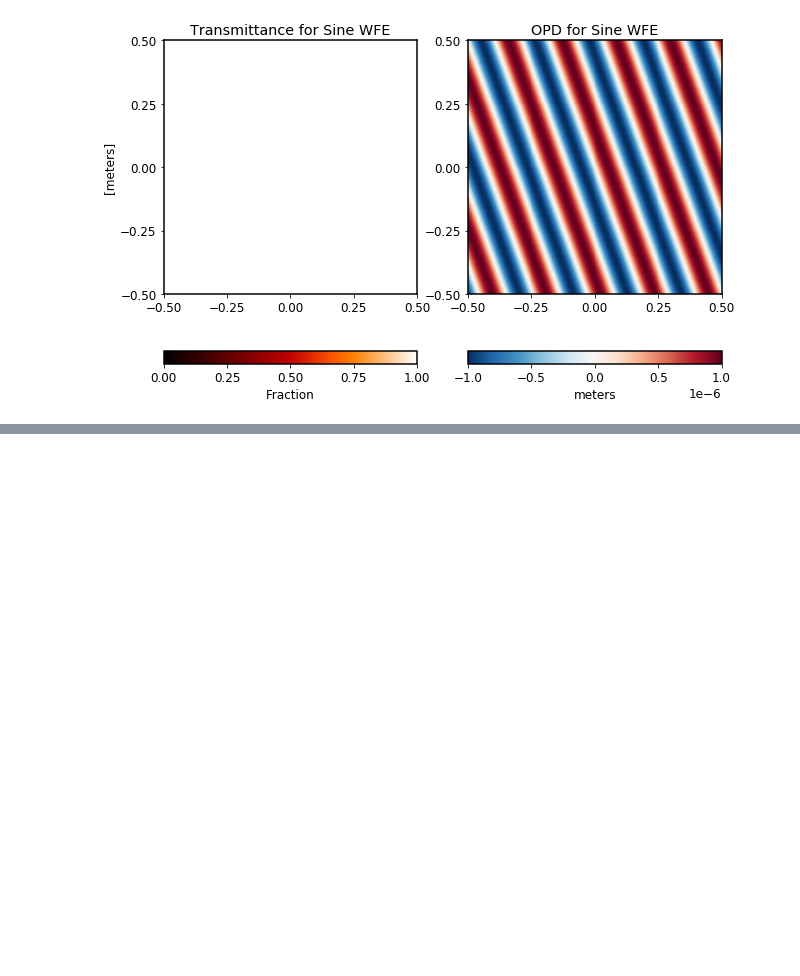
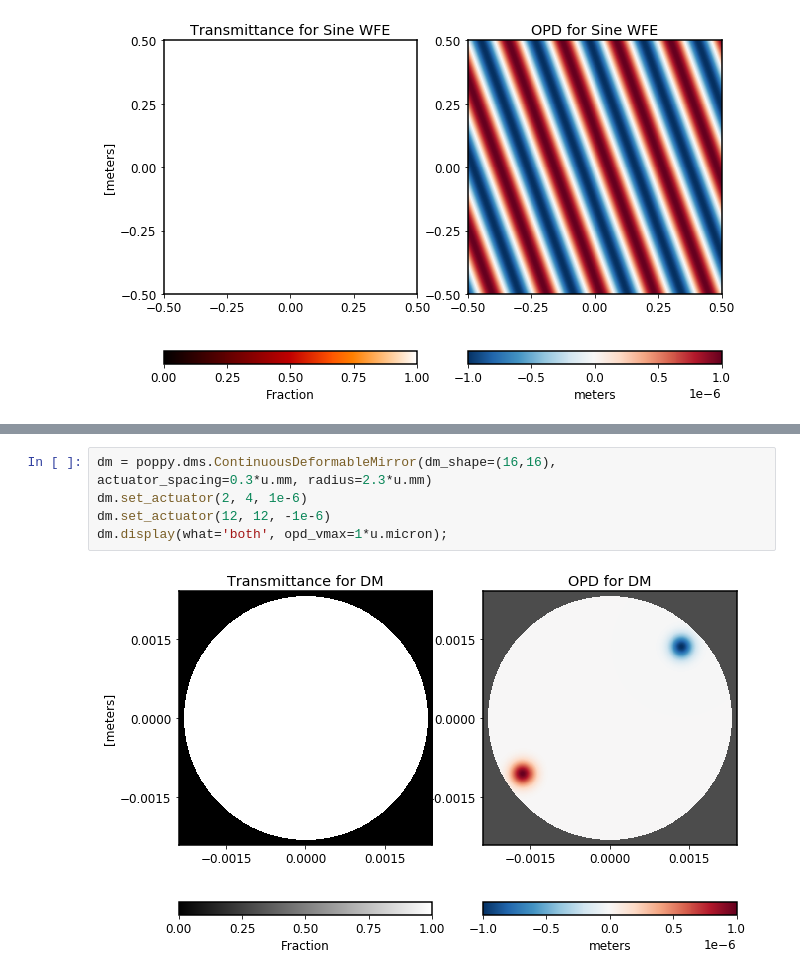
Before and after one commit to spacetelescope/poppy, a Jupyter notebook: docs/available_optics.ipynb, the cells around one changed output, grey strips where cells are left out. Saved outputs shown, nothing was run; the diff lists cells and outputs as text; blank space fills up the shorter version.

```diff
--- a/docs/available_optics.ipynb
+++ b/docs/available_optics.ipynb
@@ -254,0 +264,7 @@ optic.display(what='both', opd_vmax=1*u.micron);
+# %%
+dm = poppy.dms.ContinuousDeformableMirror(dm_shape=(16,16), actuator_spacing=0.3*u.mm, radius=2.3*u.mm)
+dm.set_actuator(2, 4, 1e-6)
+dm.set_actuator(12, 12, -1e-6)
+dm.display(what='both', opd_vmax=1*u.micron);
+# %% [output]
+[figure, added]
```
Also changed, not shown: parts of 14 cells of this notebook, 2 other files.
